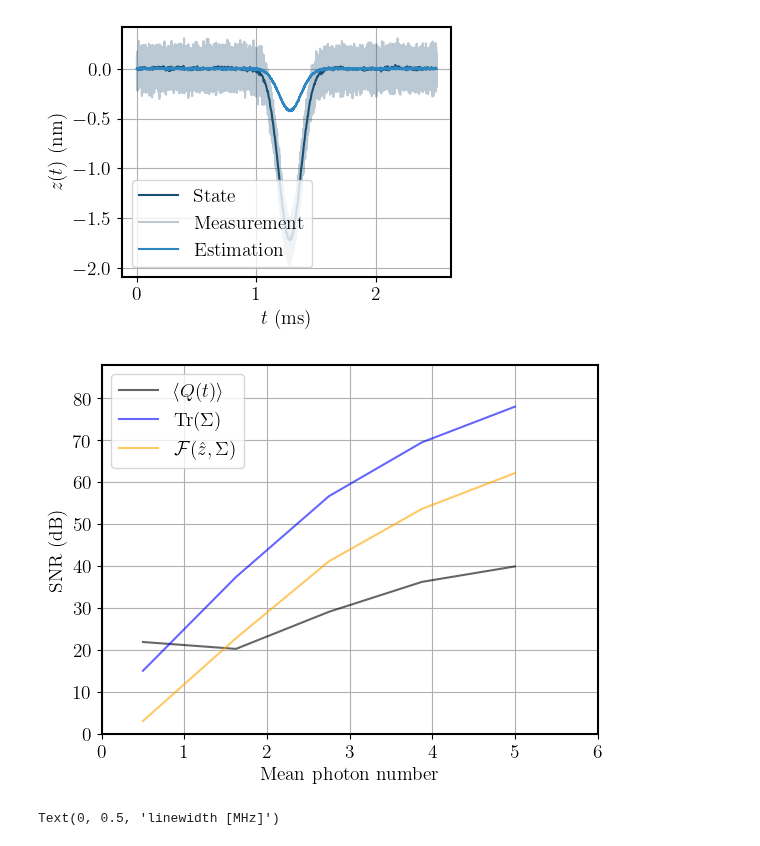
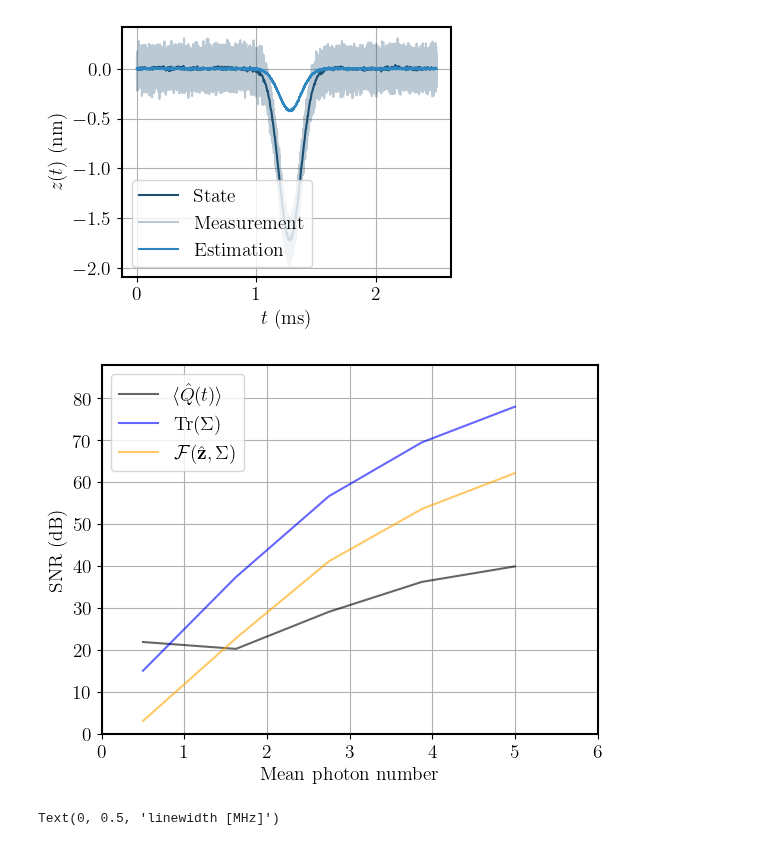
Before and after one commit to QuantumAdventures/single-photons, a Jupyter notebook: notebooks/5. SNR calculation and parameter space scanning.ipynb, the cells around one changed output. Cells and saved outputs as stored; diff of their text form; code cells hidden in the pictures.

```diff
--- a/notebooks/5. SNR calculation and parameter space scanning.ipynb
+++ b/notebooks/5. SNR calculation and parameter space scanning.ipynb
@@ -96,17 +96,6 @@ def post_process_snr(snr):
         mean_pos = 0
         std_pos = 0
     return mean_pos, std_pos
-# %%
-def compute_phonons(estimations, cov_matrix, control_step, step=30):
-    estimates = estimations[::control_step]
-    sampled_cov_matrix = cov_matrix[:, :, :estimates.shape[0]]
-    print(estimates.shape, sampled_cov_matrix.shape)
-    phonons = np.zeros(int(estimates.shape[0]/step)-1)
-    for i in range(1, int(estimates.shape[0]/step)):
-        averaged = estimates[(i-1)*step:i*step, 0:].mean(axis=0)
-        second_moments = sampled_cov_matrix[i, :, :] + np.power(averaged, 2)
-        phonons[i-1] = np.trace(second_moments)/4-0.5
-    return phonons
 # %%
 numbers = np.linspace(0.5, 5, 5)
 widths = [0.4]#np.linspace(0.5,5.5,25)
@@ -232,35 +221,35 @@ for i in range(Y.shape[0]):
         mean_phn.append(10*np.log10(Y[i][1][0]))
         error_phn[0].append(10*np.log10(Y[i][1][0]) - 10*np.log10(Y[i][1][0] - Y[i][1][1]))
         error_phn[1].append(10*np.log10(Y[i][1][0] + Y[i][1][1]) - 10*np.log10(Y[i][1][0]))
     if Y[i][2][0]:
         num_fid.append(numbers[i])
         mean_fid.append(10*np.log10(Y[i][2][0]))
         error_fid[0].append(10*np.log10(Y[i][2][0]) - 10*np.log10(Y[i][2][0] - Y[i][2][1]))
         error_fid[1].append(10*np.log10(Y[i][2][0] + Y[i][2][1]) - 10*np.log10(Y[i][2][0]))
 
 fig1 = plt.figure()
 plt.grid()
-plt.plot(num_pos, mean_pos, alpha = 0.6, color = 'black', label=r'$\langle Q(t)\rangle$')
+plt.plot(num_pos, mean_pos, alpha = 0.6, color = 'black', label=r'$\langle \hat{Q}(t)\rangle$')
 plt.errorbar(num_pos, mean_pos, yerr = error_pos, fmt = 'none')#, label='_SNR position')
 plt.xlabel('Mean photon number')
 plt.ylabel('SNR (dB)')
 plt.xlim([0, 1+numbers[-1]])
 plt.ylim([1, 10+max(mean_pos)])
 
 plt.plot(num_phn, mean_phn, alpha = 0.6, color = 'blue', label=r'$\textrm{Tr}(\Sigma)$')
 plt.errorbar(num_phn, mean_phn, yerr = error_phn, fmt = 'none')#, label='_SNR')
 
 plt.plot(num_pos, mean_fid, alpha = 0.6, color = 'orange', label=r'$\mathcal{F}(\hat{\mathbf{z}}, \Sigma)$')
 plt.errorbar(num_fid, mean_fid, yerr = error_fid, fmt = 'none')#, label='_SNR')
 
 #plt.xlabel('Mean photon number')
 #plt.ylabel('SNR_phonons [dB]')
 plt.xlim([0, 1+numbers[-1]])
 plt.ylim([0, 10+max(mean_phn)])
 plt.legend()
 plt.show()
 # %% [output]
-[figure, old version]
+[figure, new version]
 # %%
 upper = cm.jet(np.arange(256))
 lower = np.ones((int(256/4),4))
```
Also changed, not shown: 1 other file.
